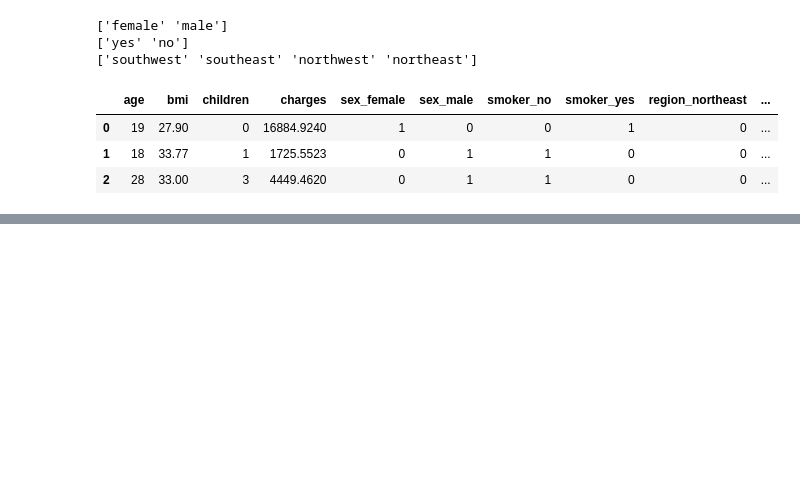
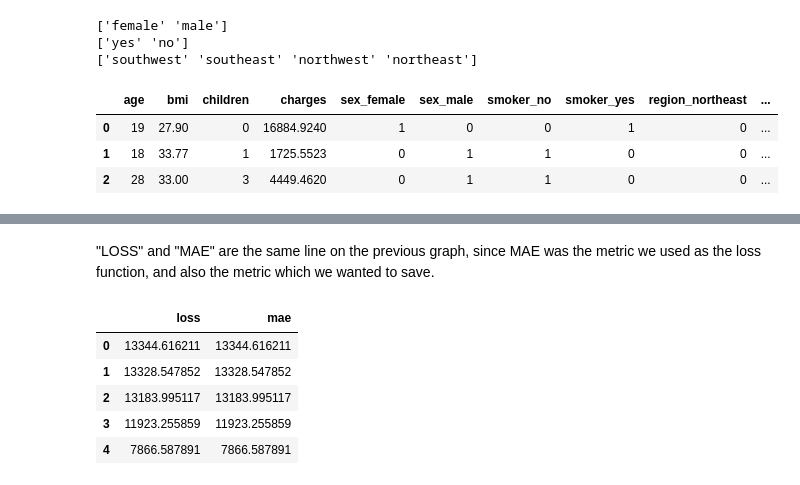
Before and after one commit to emirdemic/Learning-TensorFlow, a Jupyter notebook: TensorFlow.ipynb, the cells around one changed output, grey strips where cells are left out. Drawn from its saved outputs; the diff is of its cells as text; code cells hidden in the pictures; blank space fills up the shorter version.

```diff
--- a/TensorFlow.ipynb
+++ b/TensorFlow.ipynb
@@ -1493,0 +1579,11 @@ y_test = y[indices_test]
+# %% [markdown]
+"LOSS" and "MAE" are the same line on the previous graph, since MAE was the metric we used as the loss function, and also the metric which we wanted to save.
+# %%
+loss_history.head()
+# %% [output]
+|  | loss | mae |
+| 0 | 13344.616211 | 13344.616211 |
+| 1 | 13328.547852 | 13328.547852 |
+| 2 | 13183.995117 | 13183.995117 |
+| 3 | 11923.255859 | 11923.255859 |
+| 4 | 7866.587891 | 7866.587891 |
```
Also changed, not shown: parts of 15 cells of this notebook.
